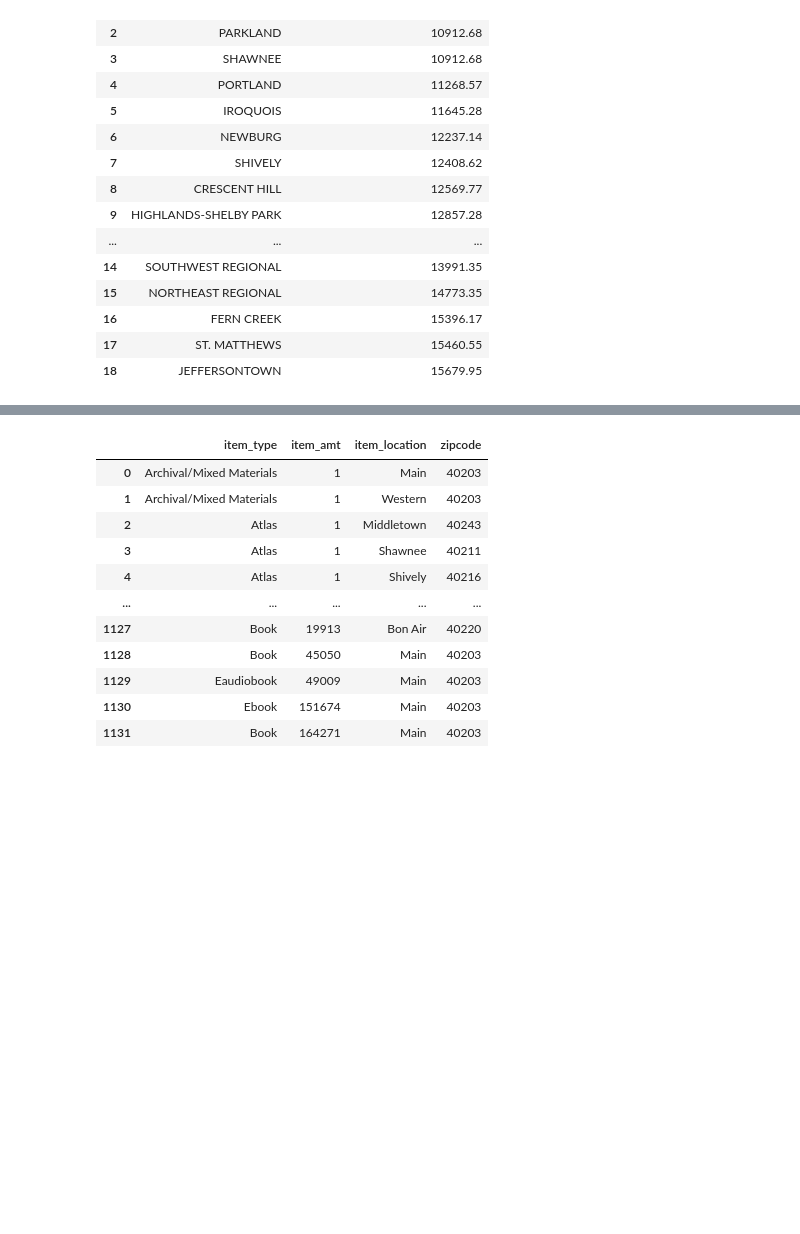
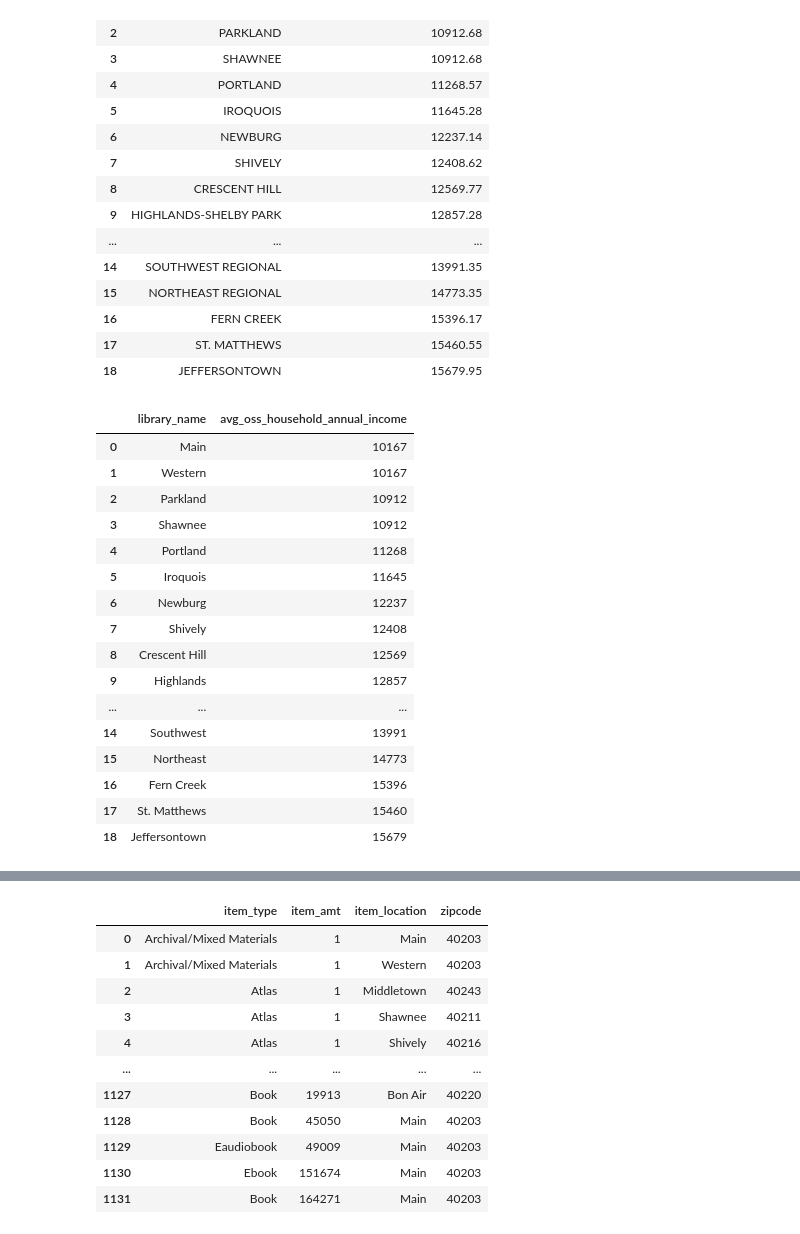
Before and after one commit to btl930/louisville_library_inventory_analysis, a Jupyter notebook: notebook/database.ipynb, the cells around one changed output, grey strips where cells are left out. Drawn from its saved outputs; the diff is of its cells as text; code cells hidden in the pictures; blank space fills up the shorter version.

```diff
--- a/notebook/database.ipynb
+++ b/notebook/database.ipynb
@@ -175,0 +202,20 @@ query2
+# %%
+query2
+# %% [output]
+|  | library_name | avg_oss_household_annual_income |
+| 0 | Main | 10167 |
+| 1 | Western | 10167 |
+| 2 | Parkland | 10912 |
+| 3 | Shawnee | 10912 |
+| 4 | Portland | 11268 |
+| 5 | Iroquois | 11645 |
+| 6 | Newburg | 12237 |
+| 7 | Shively | 12408 |
+| 8 | Crescent Hill | 12569 |
+| 9 | Highlands | 12857 |
+| ... | ... | ... |
+| 14 | Southwest | 13991 |
+| 15 | Northeast | 14773 |
+| 16 | Fern Creek | 15396 |
+| 17 | St. Matthews | 15460 |
+| 18 | Jeffersontown | 15679 |
```
Also changed, not shown: parts of 10 cells of this notebook, 4 other files.
